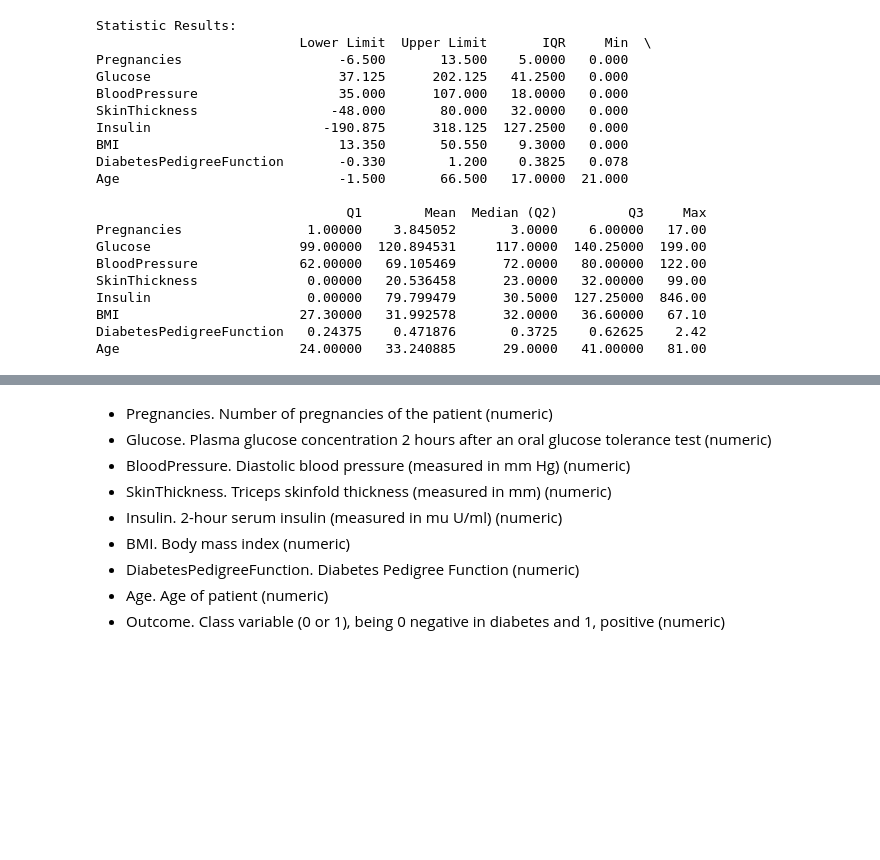
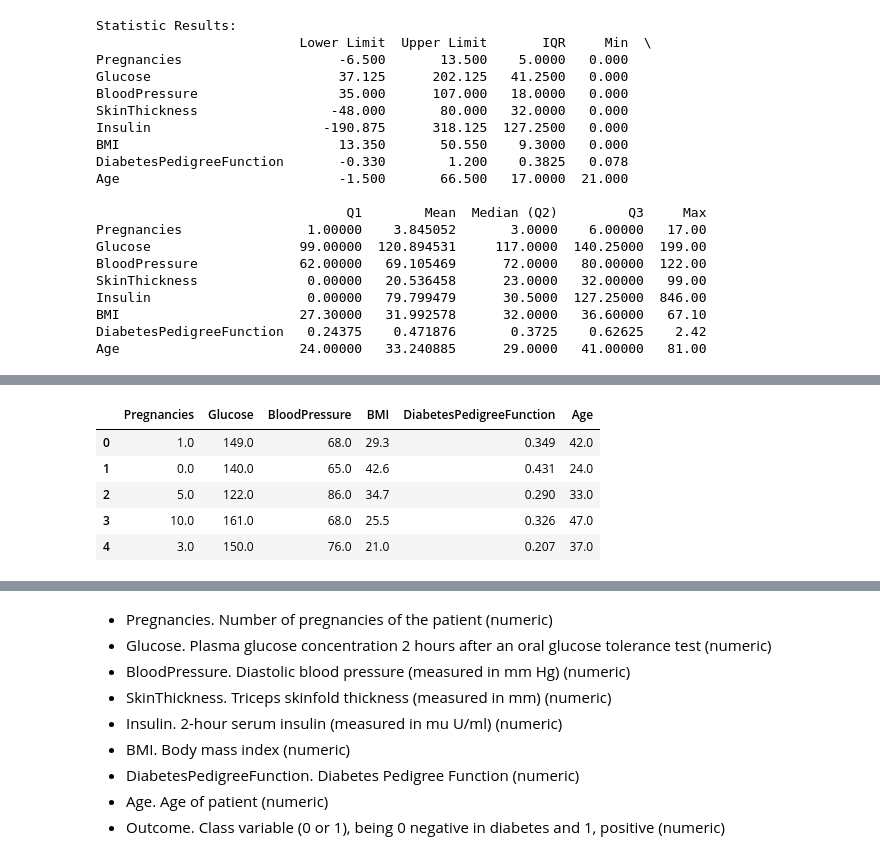
Before and after one commit to 4GeeksAcademy/machine-learning-decision-tree-Juli-MM, a Jupyter notebook: src/explore.ipynb, the cells around one changed output, grey strips where cells are left out. Cells and saved outputs as stored; diff of their text form; code cells hidden in the pictures; blank space fills up the shorter version.

```diff
--- a/src/explore.ipynb
+++ b/src/explore.ipynb
@@ -209,0 +239,28 @@ Age                       24.00000   33.240885      29.0000   41.00000   81.00
+# %%
+# It is not required to normalize the predictor variables to train this model. Decision trees are not affected by the scale of the data.
+
+# Feature selection
+
+from sklearn.feature_selection import SelectKBest
+from sklearn.model_selection import train_test_split
+
+X = total_data.drop("Outcome", axis = 1)
+y = total_data["Outcome"]
+
+X_train, X_test, y_train, y_test = train_test_split(X, y, test_size = 0.2, random_state = 42)
+
+selection_model = SelectKBest(k = 6)
+selection_model.fit(X_train, y_train)
+
+selected_columns = X_train.columns[selection_model.get_support()]
+X_train_sel = pd.DataFrame(selection_model.transform(X_train), columns = selected_columns)
+X_test_sel = pd.DataFrame(selection_model.transform(X_test), columns = selected_columns)
+
+X_train_sel.head()
+# %% [output]
+|  | Pregnancies | Glucose | BloodPressure | BMI | DiabetesPedigreeFunction | Age |
+| 0 | 1.0 | 149.0 | 68.0 | 29.3 | 0.349 | 42.0 |
+| 1 | 0.0 | 140.0 | 65.0 | 42.6 | 0.431 | 24.0 |
+| 2 | 5.0 | 122.0 | 86.0 | 34.7 | 0.290 | 33.0 |
+| 3 | 10.0 | 161.0 | 68.0 | 25.5 | 0.326 | 47.0 |
+| 4 | 3.0 | 150.0 | 76.0 | 21.0 | 0.207 | 37.0 |
```
Also changed, not shown: parts of 19 cells of this notebook, 3 other files.
